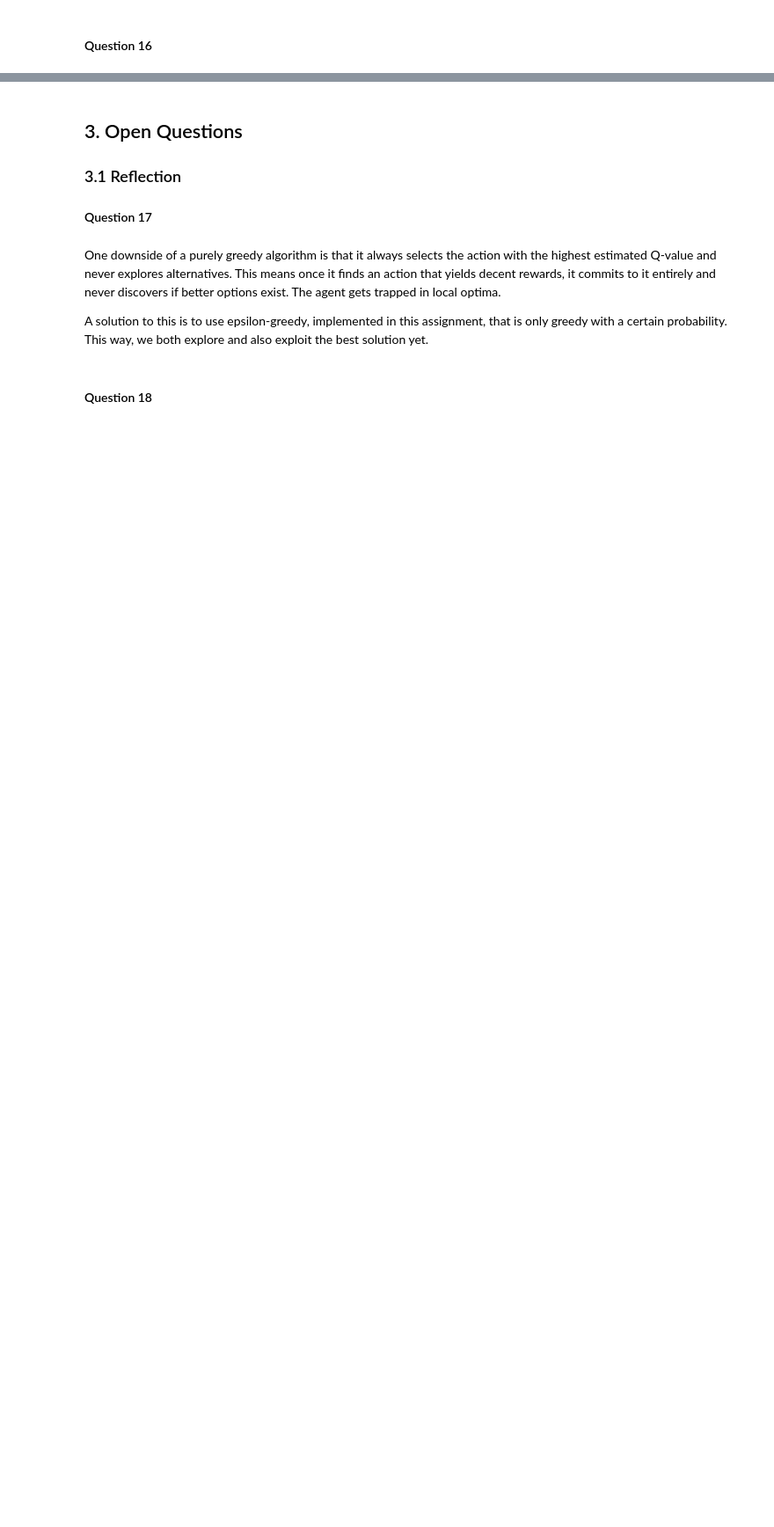
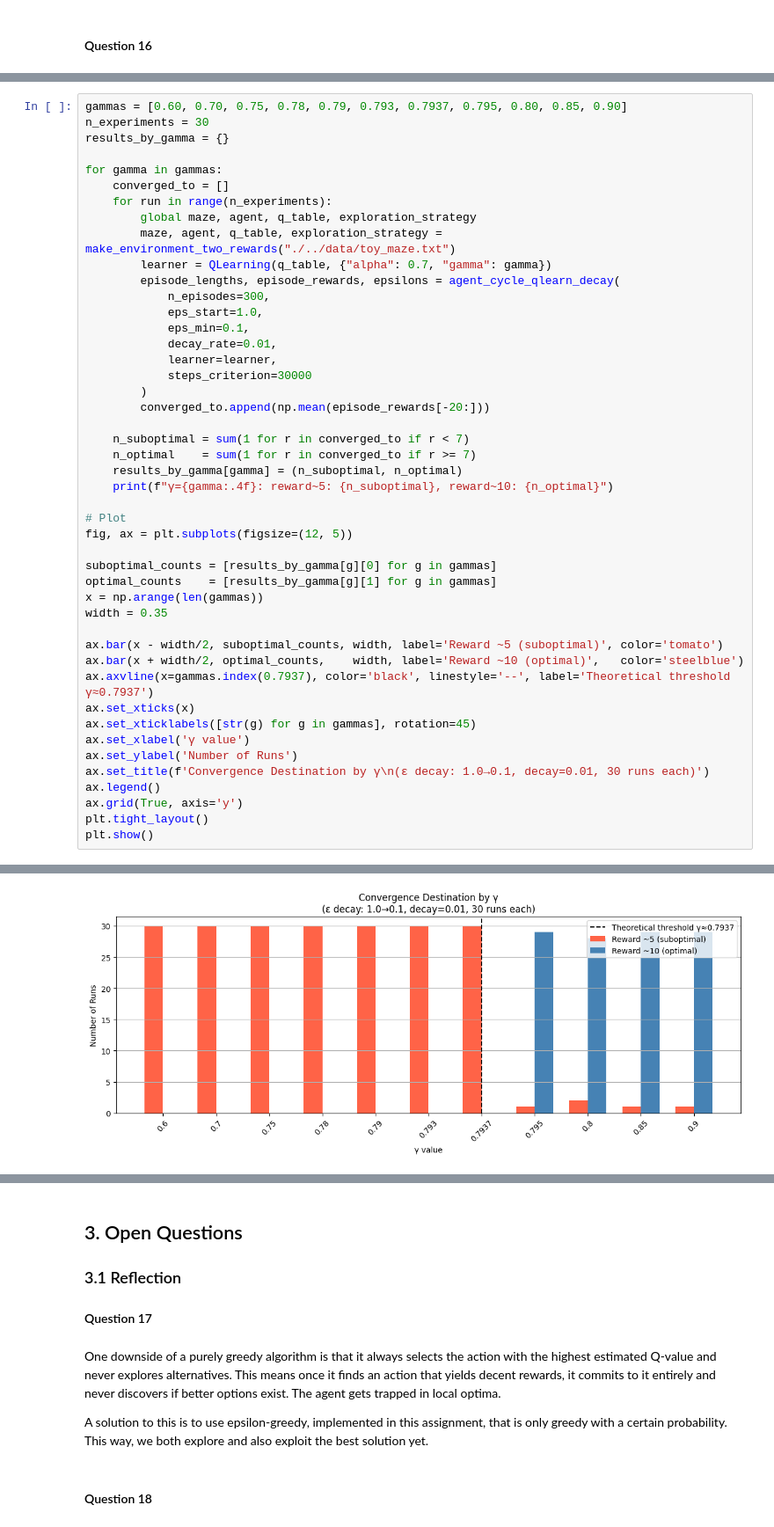
Before and after one commit to luca23bledea/CI_assignment3, a Jupyter notebook: src/Main.ipynb, the cells around one changed output, grey strips where cells are left out. Shown at 88% size. Cells and saved outputs as stored; diff of their text form; blank space fills up the shorter version.

```diff
--- a/src/Main.ipynb
+++ b/src/Main.ipynb
@@ -760,0 +1047,47 @@ _Put your code blocks above (if any) and write your answer here._
+# %%
+gammas = [0.60, 0.70, 0.75, 0.78, 0.79, 0.793, 0.7937, 0.795, 0.80, 0.85, 0.90]
+n_experiments = 30
+results_by_gamma = {}
+
+for gamma in gammas:
+    converged_to = []
+    for run in range(n_experiments):
+        global maze, agent, q_table, exploration_strategy
+        maze, agent, q_table, exploration_strategy = make_environment_two_rewards("./../data/toy_maze.txt")
+        learner = QLearning(q_table, {"alpha": 0.7, "gamma": gamma})
+        episode_lengths, episode_rewards, epsilons = agent_cycle_qlearn_decay(
+            n_episodes=300,
+            eps_start=1.0,
+            eps_min=0.1,
+            decay_rate=0.01,
+            learner=learner,
+            steps_criterion=30000
+        )
+        converged_to.append(np.mean(episode_rewards[-20:]))
+
+    n_suboptimal = sum(1 for r in converged_to if r < 7)
+    n_optimal    = sum(1 for r in converged_to if r >= 7)
+    results_by_gamma[gamma] = (n_suboptimal, n_optimal)
+    print(f"γ={gamma:.4f}: reward~5: {n_suboptimal}, reward~10: {n_optimal}")
+
+# Plot
+fig, ax = plt.subplots(figsize=(12, 5))
+
+suboptimal_counts = [results_by_gamma[g][0] for g in gammas]
+optimal_counts    = [results_by_gamma[g][1] for g in gammas]
+x = np.arange(len(gammas))
+width = 0.35
+
+ax.bar(x - width/2, suboptimal_counts, width, label='Reward ~5 (suboptimal)', color='tomato')
+ax.bar(x + width/2, optimal_counts,    width, label='Reward ~10 (optimal)',   color='steelblue')
+ax.axvline(x=gammas.index(0.7937), color='black', linestyle='--', label='Theoretical threshold γ≈0.7937')
+ax.set_xticks(x)
+ax.set_xticklabels([str(g) for g in gammas], rotation=45)
+ax.set_xlabel('γ value')
+ax.set_ylabel('Number of Runs')
+ax.set_title(f'Convergence Destination by γ\n(ε decay: 1.0→0.1, decay=0.01, 30 runs each)')
+ax.legend()
+ax.grid(True, axis='y')
+plt.tight_layout()
+plt.show()
+# %% [output]
@@ -760,0 +1105 @@ _Put your code blocks above (if any) and write your answer here._
+[figure, added]
```
Also changed, not shown: parts of 27 cells of this notebook.
